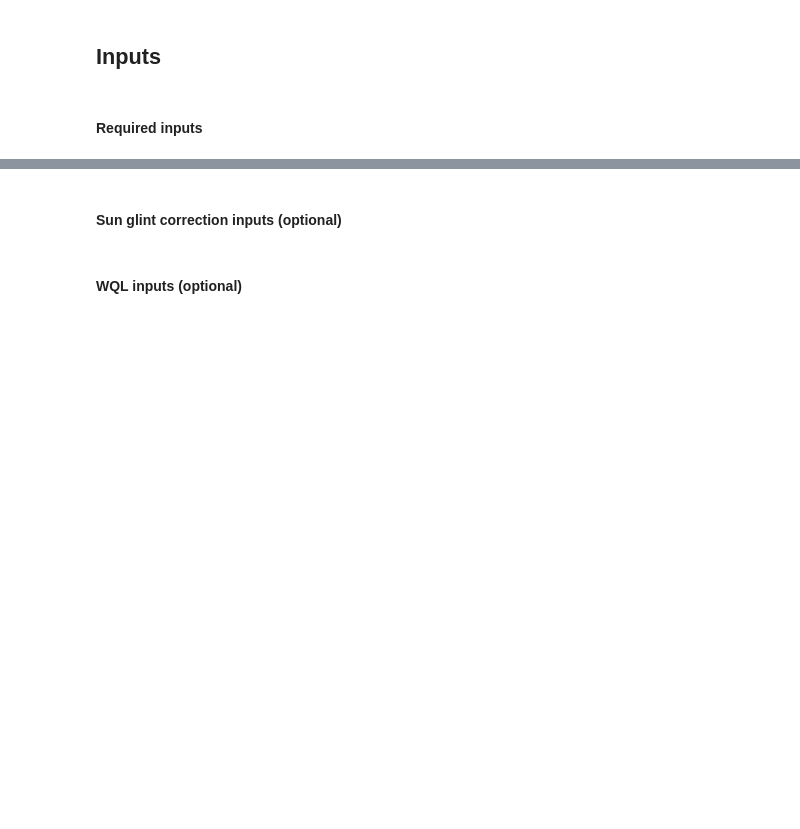
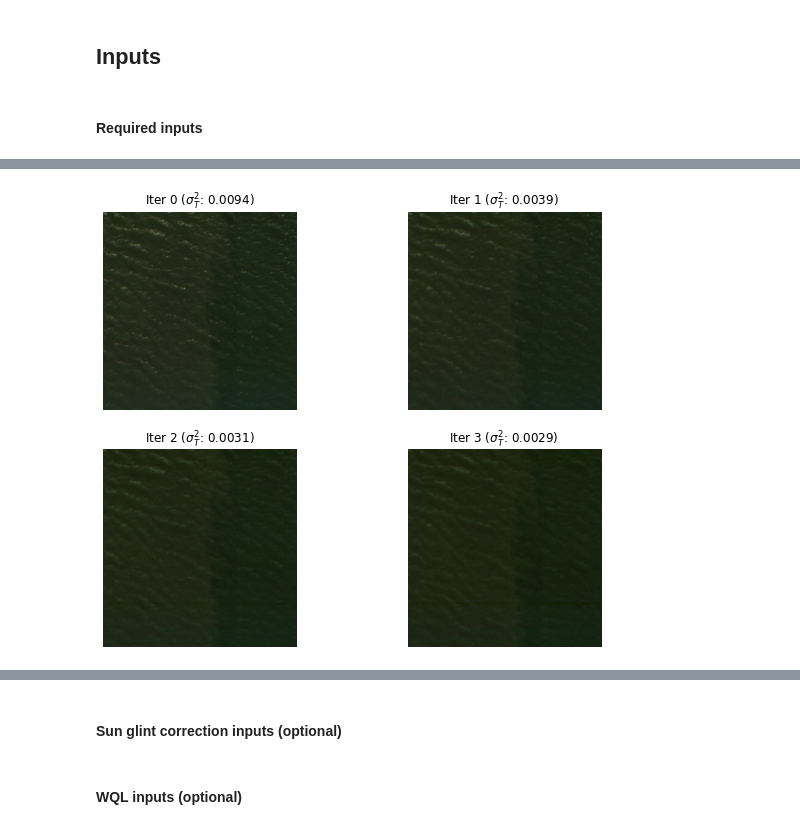
Before and after one commit to pakhuiying/CoastalWQL, a Jupyter notebook: CoastalWQL_nb.ipynb, the cells around one changed output, grey strips where cells are left out. Drawn from its saved outputs; the diff is of its cells as text; code cells hidden in the pictures; blank space fills up the shorter version.

```diff
--- a/CoastalWQL_nb.ipynb
+++ b/CoastalWQL_nb.ipynb
@@ -55,0 +126,4 @@ corrected_indices = [(i['start'],i['stop']) for i in corrected_indices]
+# %%
+corrected_images = sugar.correction_iterative(im_aligned[:,2000:3000,:],iter=3,bounds = [(1,2)],estimate_background=True,get_glint_mask=False,plot=True)
+# %% [output]
+[figure, added]
```
Also changed, not shown: parts of 15 cells of this notebook, 2 other files.
